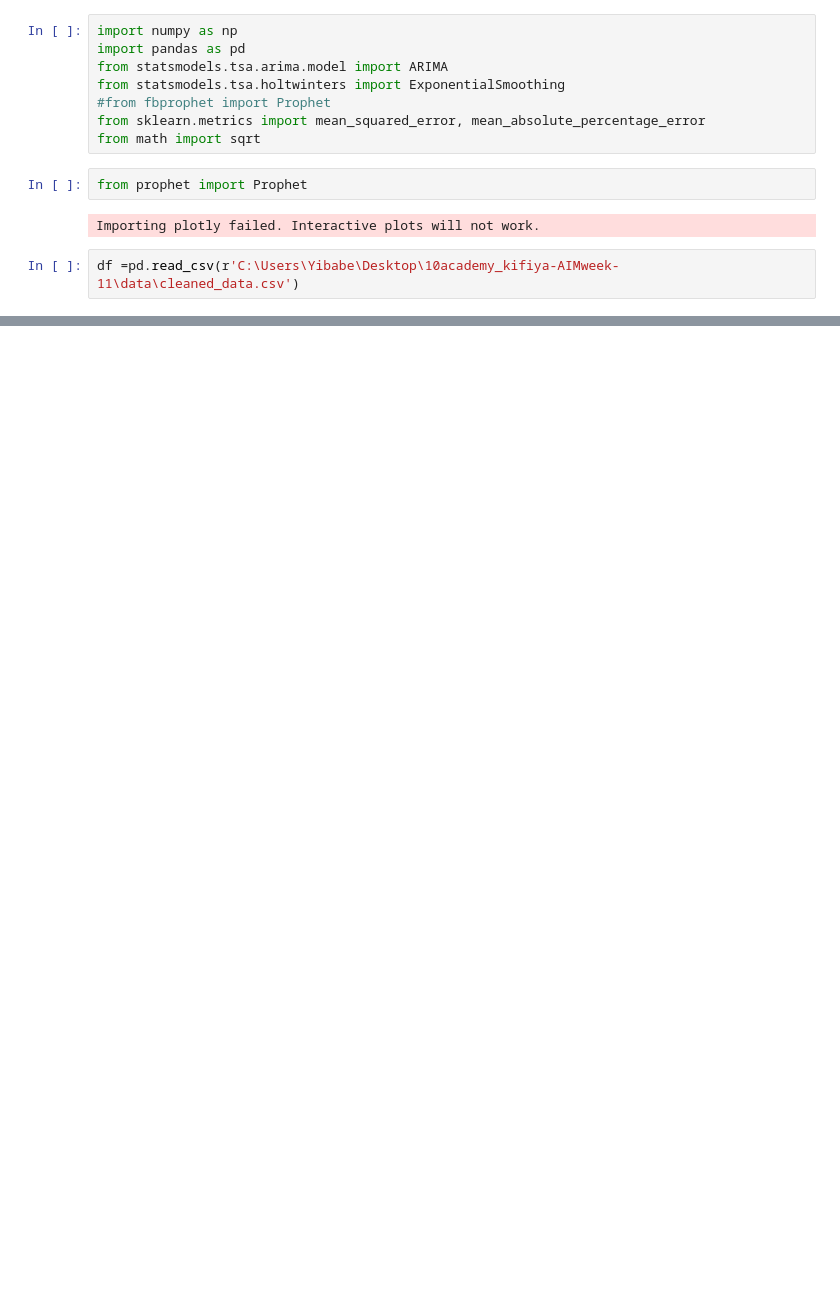
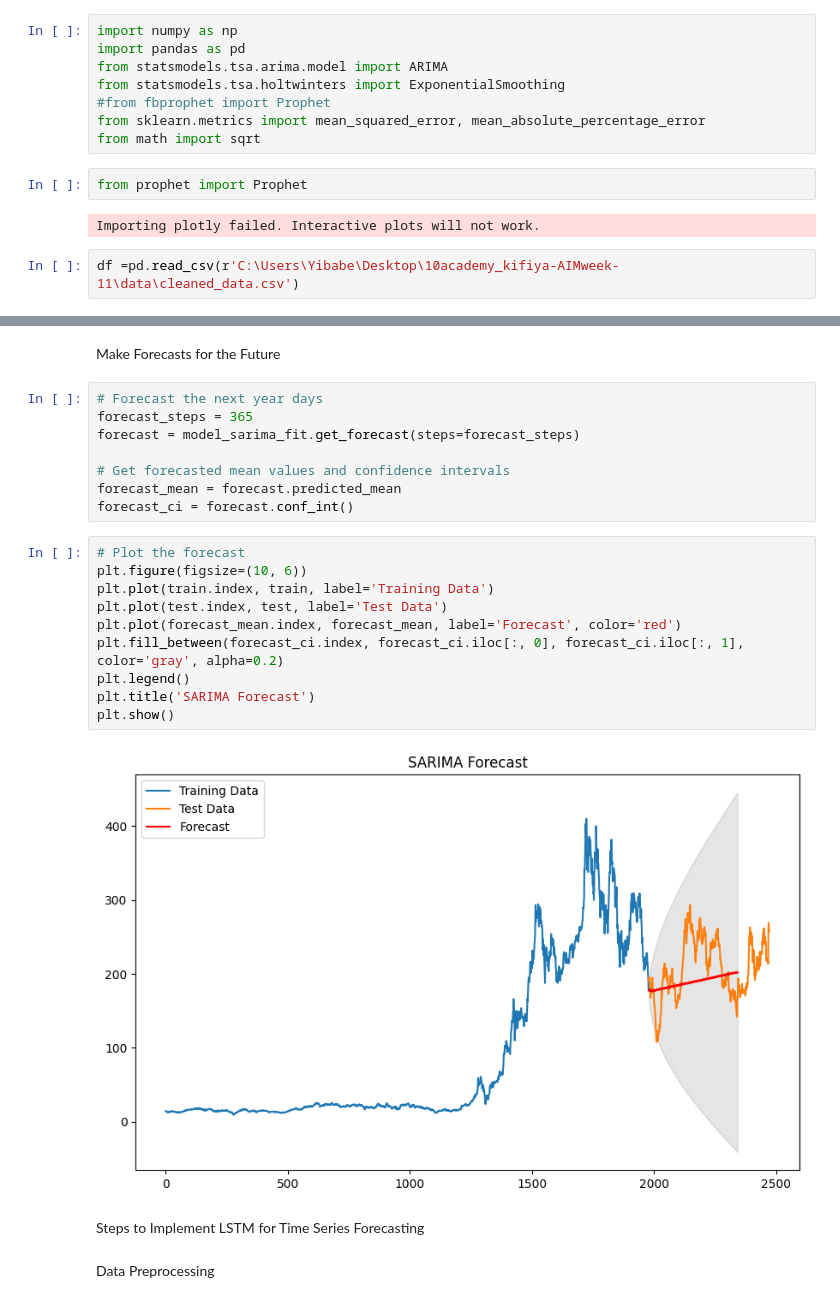
Before and after one commit to Begizew2112/10academy_kifiya-AIMweek-11, a Jupyter notebook: notebook/Time_Series_Forecasting.ipynb, the cells around one changed output, grey strips where cells are left out. Cells and saved outputs as stored; diff of their text form; blank space fills up the shorter version.

```diff
--- a/notebook/Time_Series_Forecasting.ipynb
+++ b/notebook/Time_Series_Forecasting.ipynb
@@ -45,0 +120,26 @@ ValueError: numpy.dtype size changed, may indicate binary incompatibility. Expec
+# %% [markdown]
+Make Forecasts for the Future
+# %%
+# Forecast the next year days
+forecast_steps = 365
+forecast = model_sarima_fit.get_forecast(steps=forecast_steps)
+
+# Get forecasted mean values and confidence intervals
+forecast_mean = forecast.predicted_mean
+forecast_ci = forecast.conf_int()
+# %%
+# Plot the forecast
+plt.figure(figsize=(10, 6))
+plt.plot(train.index, train, label='Training Data')
+plt.plot(test.index, test, label='Test Data')
+plt.plot(forecast_mean.index, forecast_mean, label='Forecast', color='red')
+plt.fill_between(forecast_ci.index, forecast_ci.iloc[:, 0], forecast_ci.iloc[:, 1], color='gray', alpha=0.2)
+plt.legend()
+plt.title('SARIMA Forecast')
+plt.show()
+# %% [output]
+[figure, added]
+# %% [markdown]
+Steps to Implement LSTM for Time Series Forecasting
+# %% [markdown]
+Data Preprocessing
```
Also changed, not shown: parts of 22 cells of this notebook, 1 other file.
